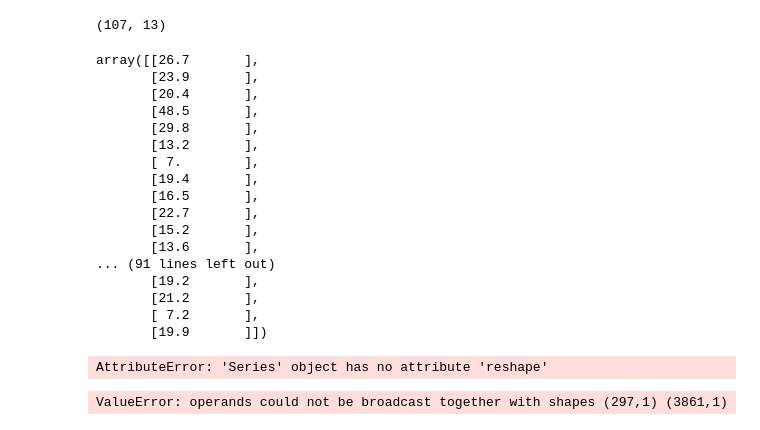
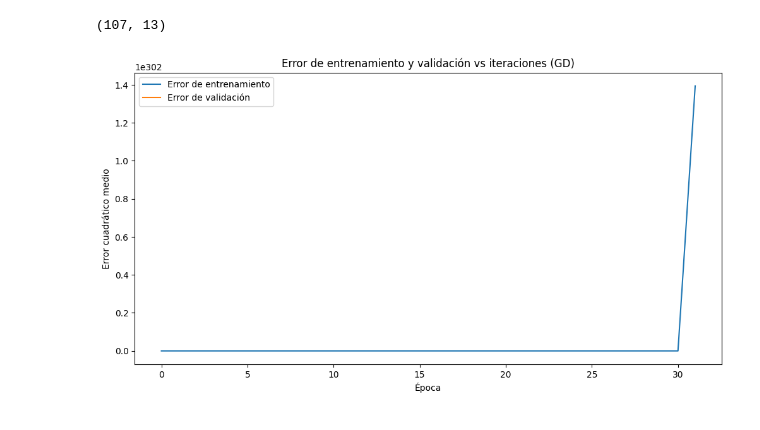
Before and after one commit to julilc/AA1-TUIA-LopezCeratto-RodriguezGrino-Slepoy, a Jupyter notebook: Tp-regresion-AA1-Kn.ipynb, the cells around one changed output. Cells and saved outputs as stored; diff of their text form; code cells hidden in the pictures.

Commit message:
gradiente descendiente

```diff
--- a/Tp-regresion-AA1-Kn.ipynb
+++ b/Tp-regresion-AA1-Kn.ipynb
@@ -481,40 +436,14 @@ array([[15.        ],
 X_test.shape
 # %% [output]
 (107, 13)
-# %%
-y_test.values.reshape(107,1)
-# %% [output]
-array([[26.7       ],
-       [23.9       ],
-       [20.4       ],
-       [48.5       ],
-       [29.8       ],
-       [13.2       ],
-       [ 7.        ],
-       [19.4       ],
-       [16.5       ],
-       [22.7       ],
-       [15.2       ],
-       [13.6       ],
-... (91 lines left out)
-       [19.2       ],
-       [21.2       ],
-       [ 7.2       ],
-       [19.9       ]])
-# %%
-y_train_column = y_train.reshape(-1, 1)
-y_test_column = y_test.reshape(-1, 1)
-# %% [output]
-AttributeError: 'Series' object has no attribute 'reshape'
 # %%
-X_train= X_train.values.reshape(-1, 1)
+#X_train= X_train.values.reshape(-1, 1)
 y_train= y_train.values.reshape(-1, 1)
-X_val= X_val.values.reshape(-1, 1)
+#X_val= X_val.values.reshape(-1, 1)
 y_val= y_val.values.reshape(-1, 1)
-X_test= X_test.values.reshape(-1, 1)
+#X_test= X_test.values.reshape(-1, 1)
 y_test= y_test.values.reshape(-1, 1)
 # %%
-g_d = gradient_descent(X_train, y_train, X_test,y_test)
-g_d
+g_d = gradient_descent(X_train, y_train, X_test, y_test, lr=0.1, epochs=200)
 # %% [output]
-ValueError: operands could not be broadcast together with shapes (297,1) (3861,1)
+[figure, added]
```
Also changed, not shown: parts of 3 cells of this notebook.
